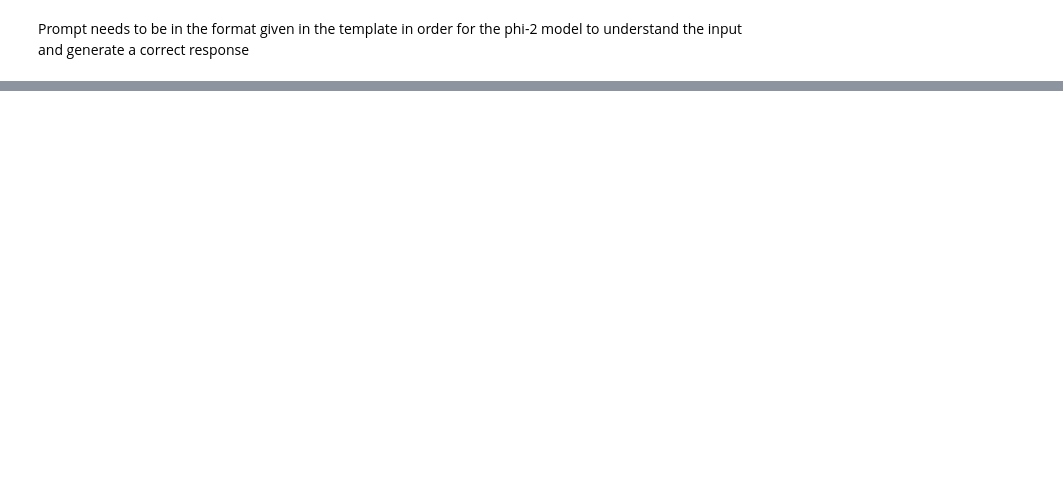
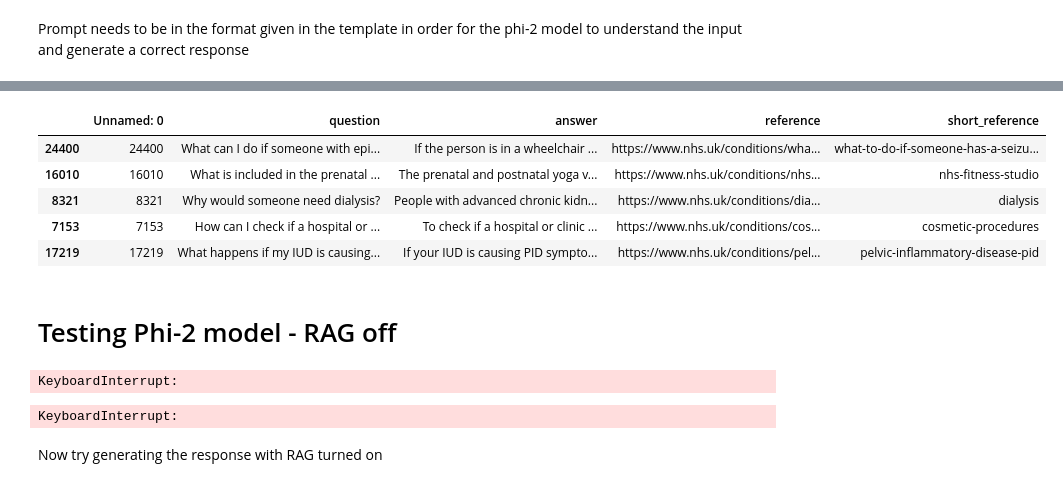
Before and after one commit to nhsengland/ds_251_RAG, a Jupyter notebook: open_source_rag_demo.ipynb, the cells around one changed output, grey strips where cells are left out. Cells and saved outputs as stored; diff of their text form; code cells hidden in the pictures; blank space fills up the shorter version.

```diff
--- a/open_source_rag_demo.ipynb
+++ b/open_source_rag_demo.ipynb
@@ -129 +75,31 @@ default_text_file = "/content/drive/MyDrive/achalasia.txt"
+# %%
+#load processed questions and answers
+cogstack_qa = pd.read_csv('src/model_eval/cogstack_qa_data_process.csv')
+
+#select a random sample of questions
+sample_qa = cogstack_qa.sample(n = 5, random_state = 999)
+sample_qa
+# %% [output]
+|  | Unnamed: 0 | question | answer | reference | short_reference |
+| 24400 | 24400 | What can I do if someone with epi... | If the person is in a wheelchair ... | https://www.nhs.uk/conditions/wha... | what-to-do-if-someone-has-a-seizu... |
+| 16010 | 16010 | What is included in the prenatal ... | The prenatal and postnatal yoga v... | https://www.nhs.uk/conditions/nhs... | nhs-fitness-studio |
+| 8321 | 8321 | Why would someone need dialysis? | People with advanced chronic kidn... | https://www.nhs.uk/conditions/dia... | dialysis |
+| 7153 | 7153 | How can I check if a hospital or ... | To check if a hospital or clinic ... | https://www.nhs.uk/conditions/cos... | cosmetic-procedures |
+| 17219 | 17219 | What happens if my IUD is causing... | If your IUD is causing PID sympto... | https://www.nhs.uk/conditions/pel... | pelvic-inflammatory-disease-pid |
+# %% [markdown]
+# Testing Phi-2 model - RAG off
+# %%
+rag_pipeline.llm('Instruct: {} \n\n Output:'.format(question))
+# %% [output]
+KeyboardInterrupt:
+# %%
+question = sample_qa['question'].values[0]
+
+result = rag_pipeline.answer_question(question, model_type = 'phi2', rag=False)
+
+print(result)
+# %% [output]
+KeyboardInterrupt:
+# %% [markdown]
+Now try generating the response with RAG turned on
 # %%
```
Also changed, not shown: parts of 22 cells of this notebook.
